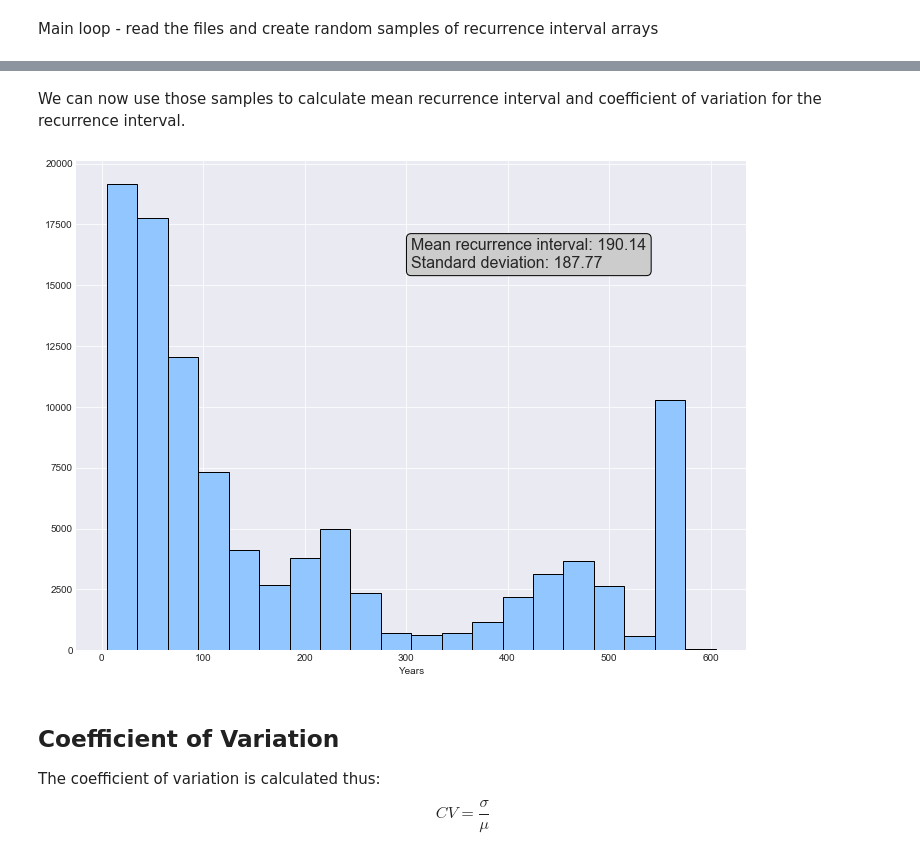
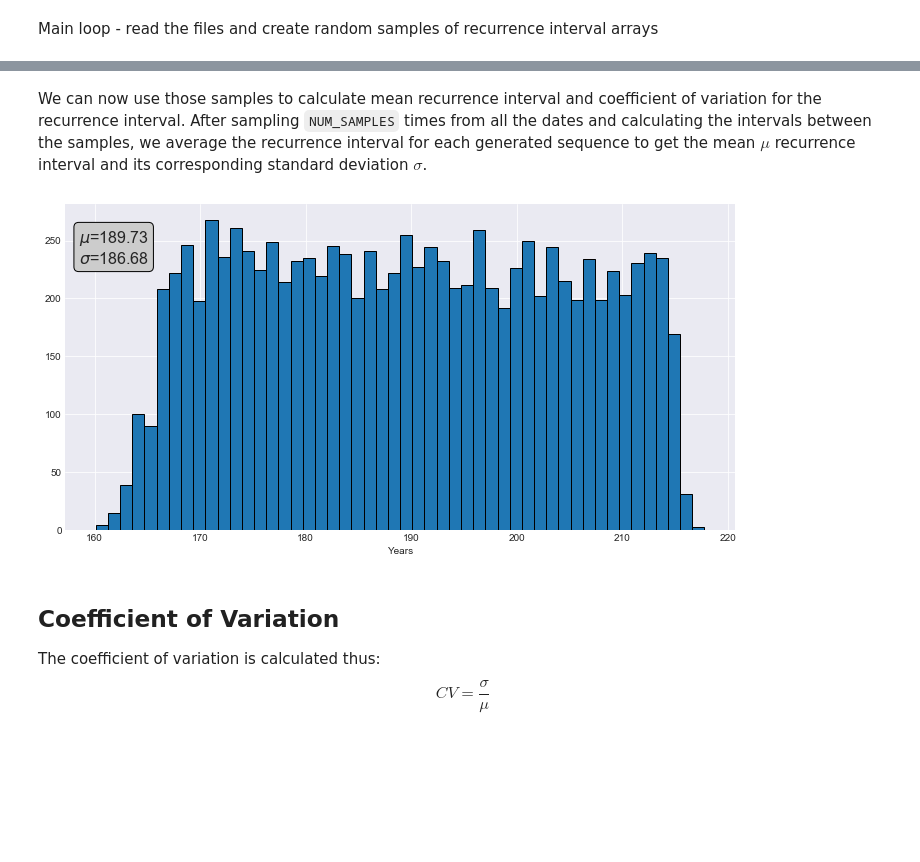
Before and after one commit to BoredGeo/Alias, a Jupyter notebook: src/recurrence_interval.ipynb, the cells around one changed output, grey strips where cells are left out. Cells and saved outputs as stored; diff of their text form; code cells hidden in the pictures; blank space fills up the shorter version.

```diff
--- a/src/recurrence_interval.ipynb
+++ b/src/recurrence_interval.ipynb
@@ -182,19 +182,21 @@ if c > NUM_SAMPLES:
 # %% [markdown]
-We can now use those samples to calculate mean recurrence interval and coefficient of variation for the recurrence interval.
+We can now use those samples to calculate mean recurrence interval and coefficient of variation for the recurrence interval. After sampling `NUM_SAMPLES` times from all the dates and calculating the intervals between the samples, we average the recurrence interval for each generated sequence to get the mean $\mu$ recurrence interval and its corresponding standard deviation $\sigma$.
 # %%
-plt.figure(figsize=(12,9))
-plt.hist(recur.ravel(), bins=20, edgecolor="k")
+mu = np.mean(recur, axis=1)
+sigma = np.std(recur, axis=1)
+plt.figure(figsize=(12,6))
+plt.hist(mu, bins=50, edgecolor="k")
 plt.xlabel("Years")
 ax = plt.gca()
-ax.annotate("Mean recurrence interval: %.2f\nStandard deviation: %.2f" % (np.mean(recur), np.std(recur)),
-            xy=(0.5, 0.7), xycoords='axes fraction', size=16,
+ax.annotate("$\mu$=%.2f\n$\sigma$=%.2f" % (np.mean(mu), np.mean(sigma)),
+            xy=(0.02, 0.7), xycoords='axes fraction', size=16,
             xytext=(0, 40), textcoords='offset points',
             bbox=dict(boxstyle="round", fc="0.8"));
 # for saving the figure, uncomment the wanted format
 # plt.savefig(fname=path+'sampled_recurrence.png', dpi=300, format='png');
 # plt.savefig(fname=path+'sampled_recurrence.eps', format='eps');
 # %% [output]
-[figure, old version]
+[figure, new version]
 # %% [markdown]
 ## Coefficient of Variation
 
```
Also changed, not shown: parts of 7 cells of this notebook, 9 other files.
